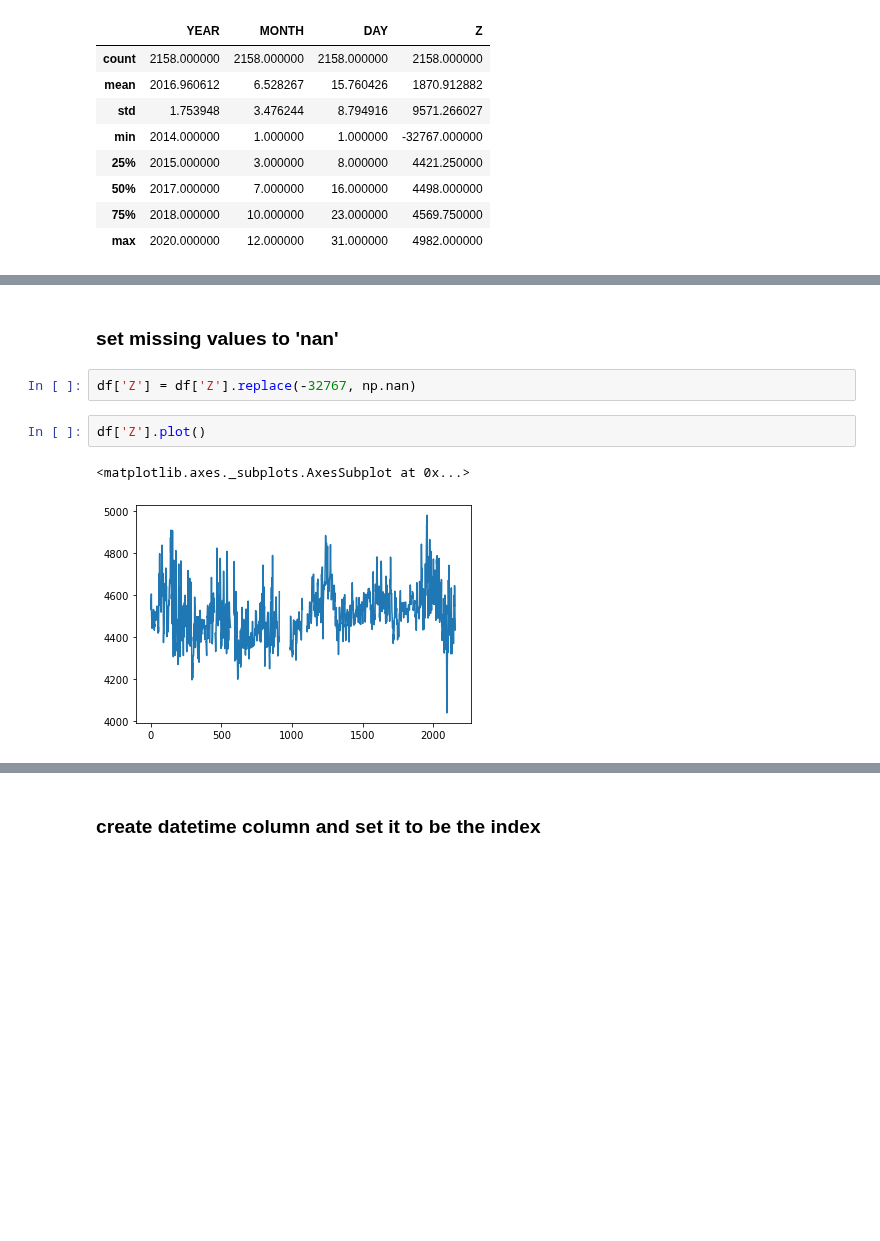
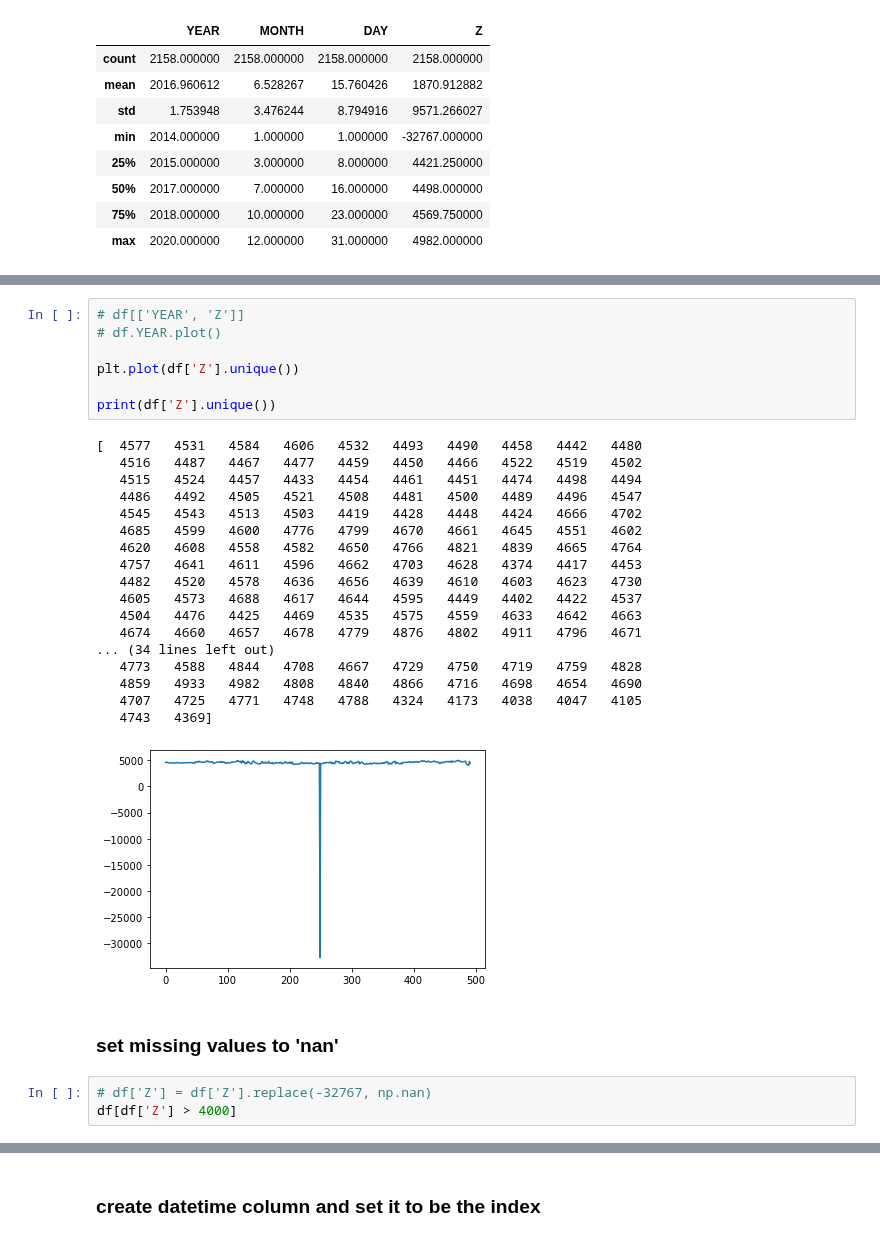
Before and after one commit to ldeo-arctictides/tidegauges-historical, a Jupyter notebook: test_read_pmsml.ipynb, the cells around one changed output, grey strips where cells are left out. Cells and saved outputs as stored; diff of their text form; blank space fills up the shorter version.

```diff
--- a/test_read_pmsml.ipynb
+++ b/test_read_pmsml.ipynb
@@ -99,9 +114,31 @@ df['Z'].plot()
+# %%
+# df[['YEAR', 'Z']]
+# df.YEAR.plot()
+
+plt.plot(df['Z'].unique())
+
+print(df['Z'].unique())
+# %% [output]
+[  4577   4531   4584   4606   4532   4493   4490   4458   4442   4480
+   4516   4487   4467   4477   4459   4450   4466   4522   4519   4502
+   4515   4524   4457   4433   4454   4461   4451   4474   4498   4494
+   4486   4492   4505   4521   4508   4481   4500   4489   4496   4547
+   4545   4543   4513   4503   4419   4428   4448   4424   4666   4702
+   4685   4599   4600   4776   4799   4670   4661   4645   4551   4602
+   4620   4608   4558   4582   4650   4766   4821   4839   4665   4764
+   4757   4641   4611   4596   4662   4703   4628   4374   4417   4453
+   4482   4520   4578   4636   4656   4639   4610   4603   4623   4730
+   4605   4573   4688   4617   4644   4595   4449   4402   4422   4537
+   4504   4476   4425   4469   4535   4575   4559   4633   4642   4663
+   4674   4660   4657   4678   4779   4876   4802   4911   4796   4671
+... (34 lines left out)
+   4773   4588   4844   4708   4667   4729   4750   4719   4759   4828
+   4859   4933   4982   4808   4840   4866   4716   4698   4654   4690
+   4707   4725   4771   4748   4788   4324   4173   4038   4047   4105
+   4743   4369]
+[figure, added]
 # %% [markdown]
 ### set missing values to 'nan'
 # %%
-df['Z'] = df['Z'].replace(-32767, np.nan)
+# df['Z'] = df['Z'].replace(-32767, np.nan)
+df[df['Z'] > 4000]
-# %%
-df['Z'].plot()
-# %% [output]
-<matplotlib.axes._subplots.AxesSubplot at 0x...>
-[figure, removed]
```
Also changed, not shown: parts of 17 cells of this notebook, 1 other file.
